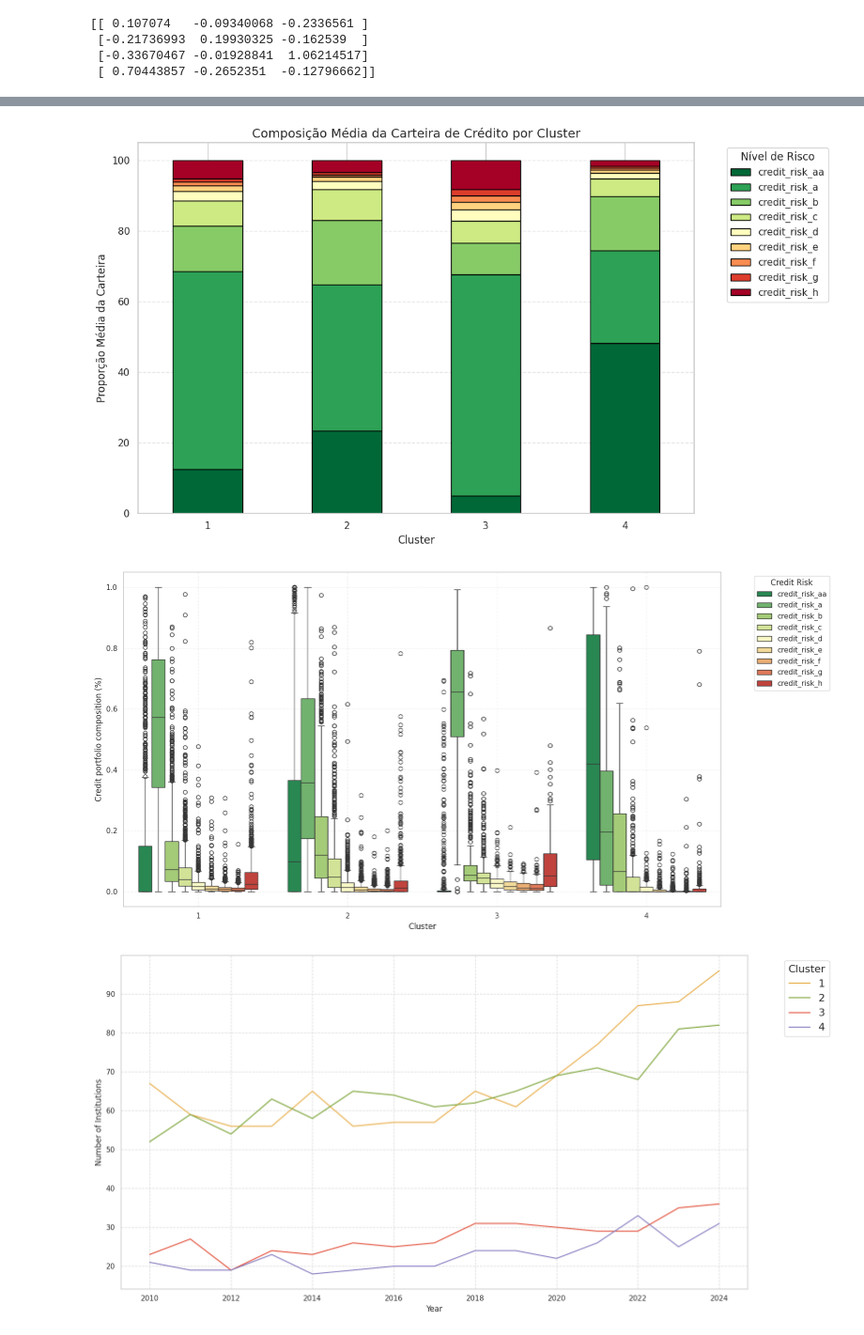
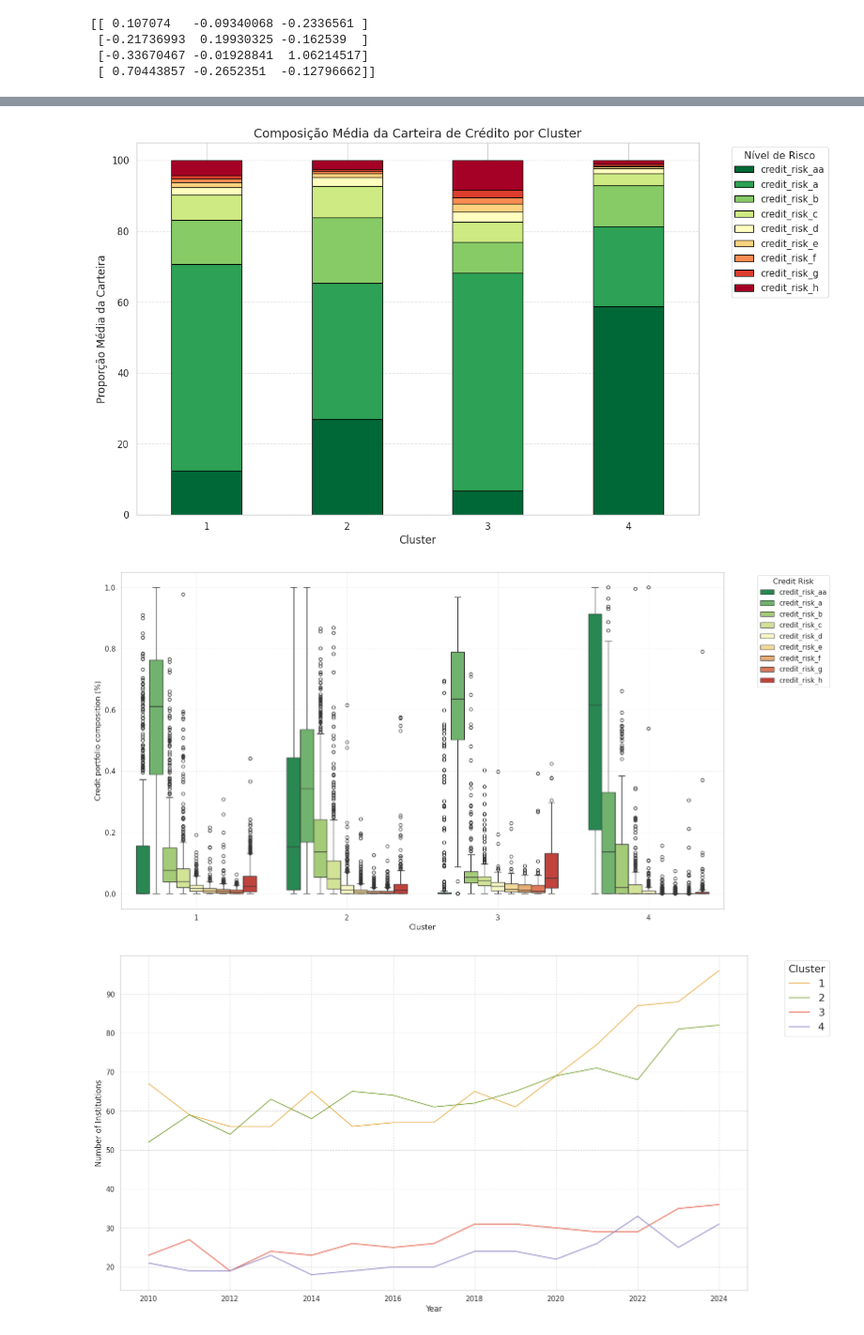
Before and after one commit to hspassos/banking, a Jupyter notebook: modelo_estrutural.ipynb, the cells around one changed output, grey strips where cells are left out. Shown at 94% size. Cells and saved outputs as stored; diff of their text form; code cells hidden in the pictures.

```diff
--- a/modelo_estrutural.ipynb
+++ b/modelo_estrutural.ipynb
@@ -1404,36 +1856,36 @@ def criar_tabela_operacoes_credito(df_original, df):
     plt.xticks(rotation=0) # Mantém os números dos clusters retos
     plt.tight_layout()
     plt.show()
 
     # Criando uma visualização de boxplot
 
     df_melted = operacoes_de_credito.melt(
         id_vars=['Cluster'],
         value_vars=colunas_risco,
         var_name='Nível de Risco',
         value_name='Credit portfolio composition (%)'
     )
 
     plt.figure(figsize=(16, 8))
     sns.boxplot(
         data=df_melted,
         x='Cluster',
         y='Credit portfolio composition (%)',
         hue='Nível de Risco',
         palette='RdYlGn_r'
     )
 
     #plt.title('Distribution of Credit Risk by Cluster', fontsize=14)
     plt.legend(title='Credit Risk', bbox_to_anchor=(1.05, 1), loc='upper left')
     plt.grid(True, linestyle='--', alpha=0.3)
     plt.tight_layout()
     plt.show()
     return operacoes_de_credito
 
-perfil_credito = criar_tabela_operacoes_credito(df_inicial, df_filtrado_completo)
+perfil_credito = criar_tabela_operacoes_credito(df_inicial_clusters_fixos, df_filtrado_completo)
 # %% [output]
-[figure, old version]
+[figure, new version]
-[figure, old version]
+[figure, new version]
 # %%
 def criar_tabela_balanço(df_original):
     # 1. Defina as 5 variáveis (contas) que você quer analisar
```
Also changed, not shown: parts of 21 cells of this notebook, 19 other files.
